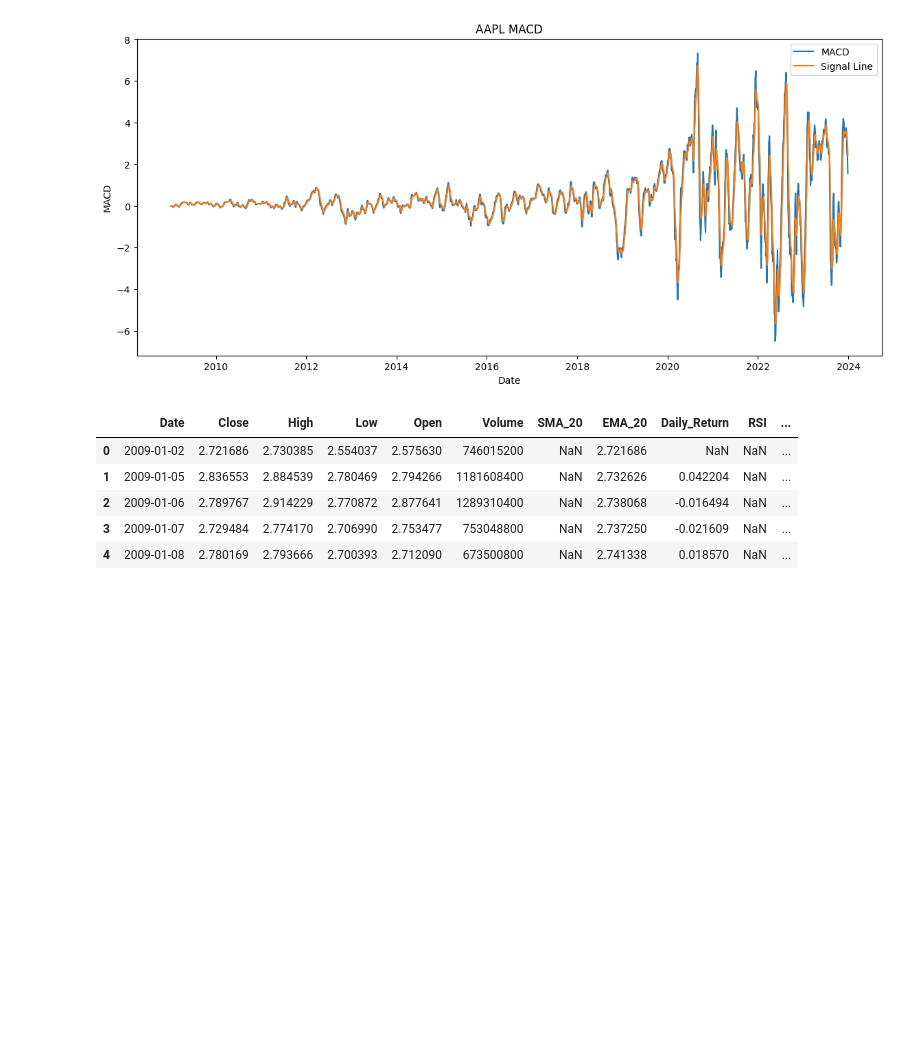
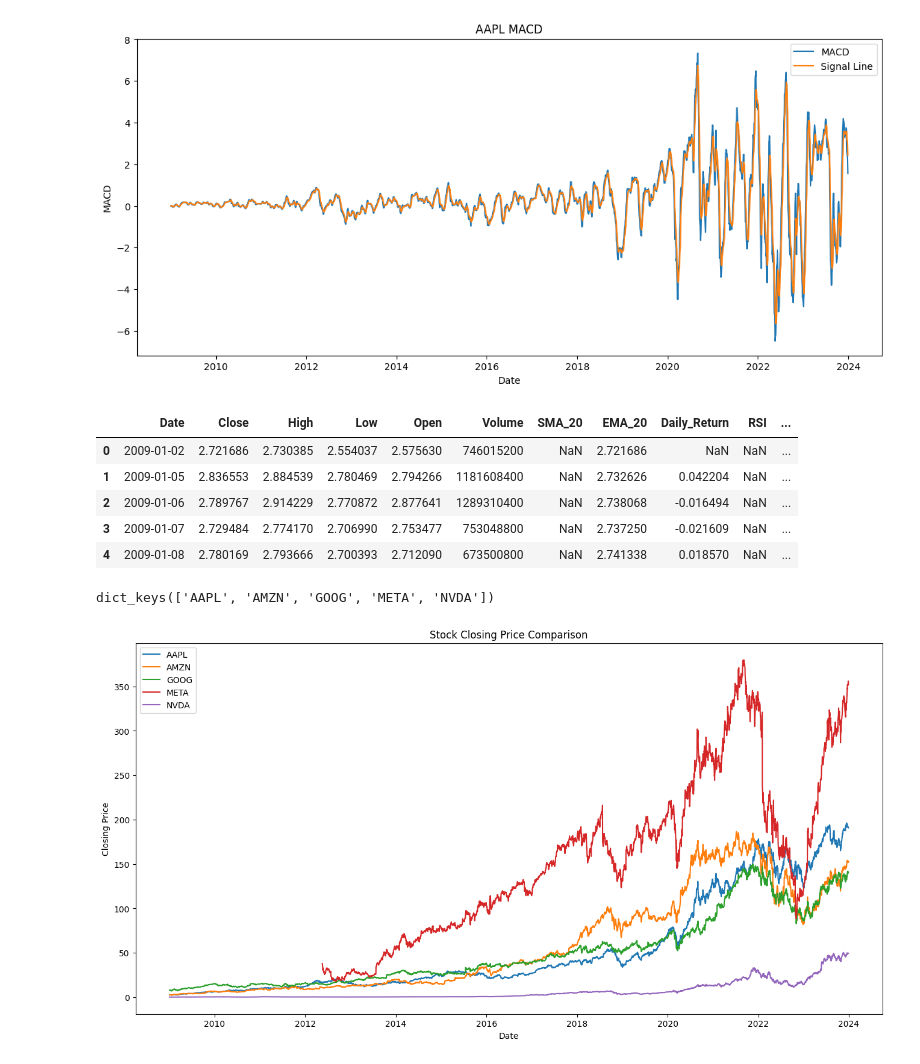
Before and after one commit to hayalgucudev/news-sentiment-analysis, a Jupyter notebook: notebooks/task_2_quantitative_analysis.ipynb, the cells around one changed output. Saved outputs shown, nothing was run; the diff lists cells and outputs as text; code cells hidden in the pictures; blank space fills up the shorter version.

Commit message:
feat: add multi-stock comparison and correlation analysis

```diff
--- a/notebooks/task_2_quantitative_analysis.ipynb
+++ b/notebooks/task_2_quantitative_analysis.ipynb
@@ -158,3 +158,41 @@ df.head()
 | 2 | 2009-01-06 | 2.789767 | 2.914229 | 2.770872 | 2.877641 | 1289310400 | NaN | 2.738068 | -0.016494 | NaN | ... |
 | 3 | 2009-01-07 | 2.729484 | 2.774170 | 2.706990 | 2.753477 | 753048800 | NaN | 2.737250 | -0.021609 | NaN | ... |
 | 4 | 2009-01-08 | 2.780169 | 2.793666 | 2.700393 | 2.712090 | 673500800 | NaN | 2.741338 | 0.018570 | NaN | ... |
+# %%
+stocks = ["AAPL", "AMZN", "GOOG", "META", "NVDA"]
+
+stock_data = {}
+# %%
+for stock in stocks:
+    path = f"../data/raw/data/{stock}.csv"
+
+    temp_df = pd.read_csv(path)
+
+    temp_df["Date"] = pd.to_datetime(temp_df["Date"])
+
+    temp_df = temp_df.sort_values("Date")
+
+    stock_data[stock] = temp_df
+# %%
+stock_data.keys()
+# %% [output]
+dict_keys(['AAPL', 'AMZN', 'GOOG', 'META', 'NVDA'])
+# %%
+plt.figure(figsize=(16,8))
+
+for stock in stocks:
+    plt.plot(
+        stock_data[stock]["Date"],
+        stock_data[stock]["Close"],
+        label=stock
+    )
+
+plt.title("Stock Closing Price Comparison")
+plt.xlabel("Date")
+plt.ylabel("Closing Price")
+
+plt.legend()
+
+plt.show()
+# %% [output]
+[figure, added]
```
Also changed, not shown: parts of 11 cells of this notebook.
